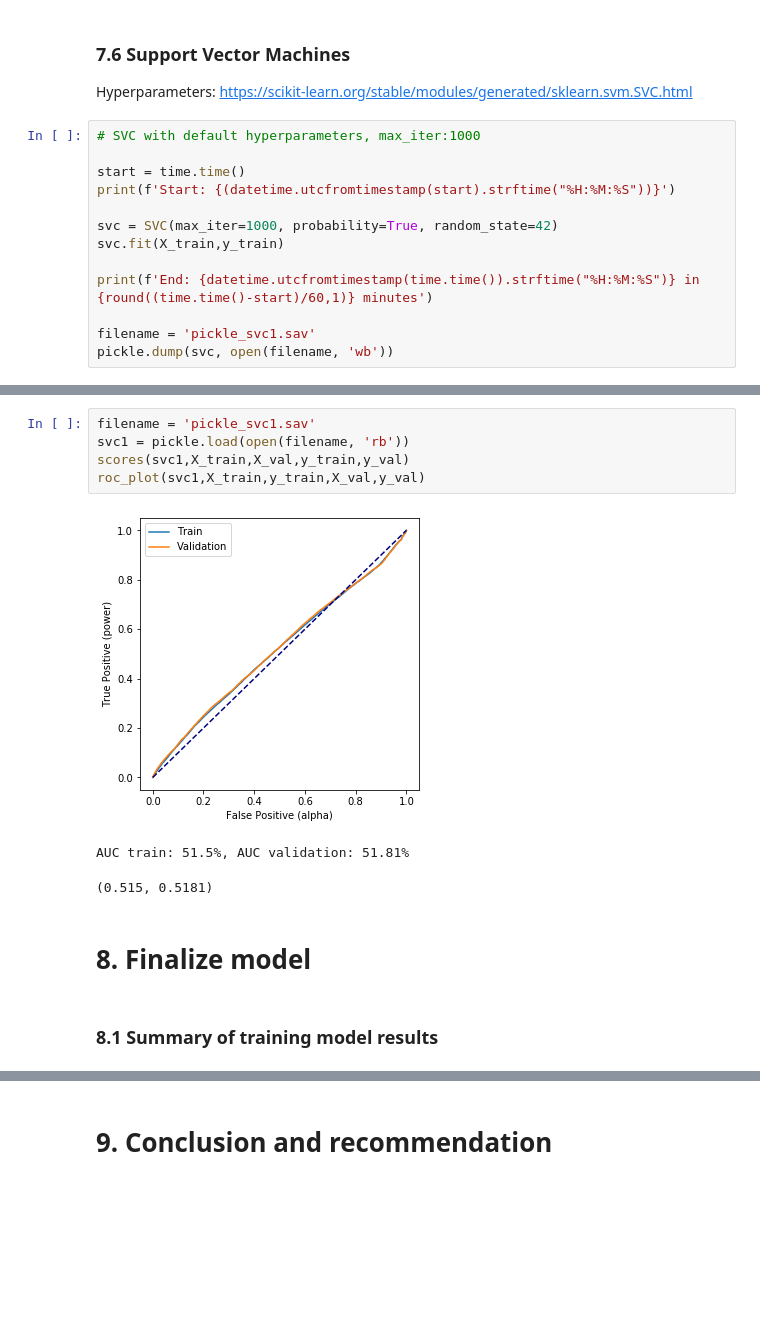
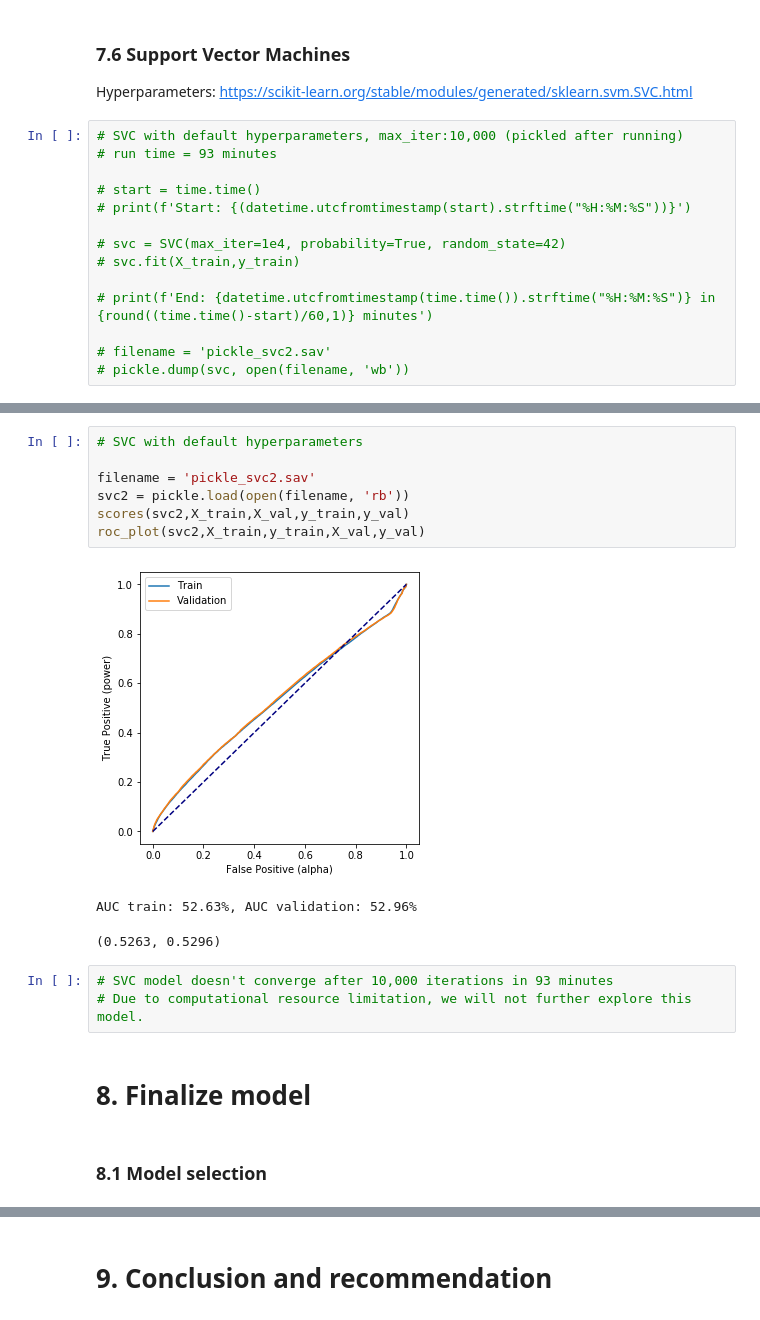
Before and after one commit to khairulomar/Flight_Delays, a Jupyter notebook: flight_delay_notebook.ipynb, the cells around one changed output, grey strips where cells are left out. Drawn from its saved outputs; the diff is of its cells as text; blank space fills up the shorter version.

```diff
--- a/flight_delay_notebook.ipynb
+++ b/flight_delay_notebook.ipynb
@@ -1068,16 +1061,17 @@ GradientBoostingClassifier(ccp_alpha=0.0, criterion='friedman_mse', init=None,
 ### 7.6 Support Vector Machines
 Hyperparameters: https://scikit-learn.org/stable/modules/generated/sklearn.svm.SVC.html
 # %%
-# SVC with default hyperparameters, max_iter:1000
+# SVC with default hyperparameters, max_iter:10,000 (pickled after running)
+# run time = 93 minutes
 
-start = time.time()
-print(f'Start: {(datetime.utcfromtimestamp(start).strftime("%H:%M:%S"))}')
+# start = time.time()
+# print(f'Start: {(datetime.utcfromtimestamp(start).strftime("%H:%M:%S"))}')
 
-svc = SVC(max_iter=1000, probability=True, random_state=42)
-svc.fit(X_train,y_train)
+# svc = SVC(max_iter=1e4, probability=True, random_state=42)
+# svc.fit(X_train,y_train)
 
-print(f'End: {datetime.utcfromtimestamp(time.time()).strftime("%H:%M:%S")} in {round((time.time()-start)/60,1)} minutes')
+# print(f'End: {datetime.utcfromtimestamp(time.time()).strftime("%H:%M:%S")} in {round((time.time()-start)/60,1)} minutes')
 
-filename = 'pickle_svc1.sav'
-pickle.dump(svc, open(filename, 'wb'))
+# filename = 'pickle_svc2.sav'
+# pickle.dump(svc, open(filename, 'wb'))
 # %% [output]
@@ -1086,14 +1080,19 @@ End: 17:58:31 in 2.9 minutes
 # %%
-filename = 'pickle_svc1.sav'
-svc1 = pickle.load(open(filename, 'rb'))
-scores(svc1,X_train,X_val,y_train,y_val)
-roc_plot(svc1,X_train,y_train,X_val,y_val)
+# SVC with default hyperparameters
+
+filename = 'pickle_svc2.sav'
+svc2 = pickle.load(open(filename, 'rb'))
+scores(svc2,X_train,X_val,y_train,y_val)
+roc_plot(svc2,X_train,y_train,X_val,y_val)
 # %% [output]
-[figure, old version]
+[figure, new version]
-AUC train: 51.5%, AUC validation: 51.81%
+AUC train: 52.63%, AUC validation: 52.96%
-(0.515, 0.5181)
+(0.5263, 0.5296)
+# %%
+# SVC model doesn't converge after 10,000 iterations in 93 minutes
+# Due to computational resource limitation, we will not further explore this model.
 # %% [markdown]
 # 8. Finalize model
 # %% [markdown]
-### 8.1 Summary of training model results
+### 8.1 Model selection
 # %%
```
Also changed, not shown: parts of 14 cells of this notebook, 4 other files.
